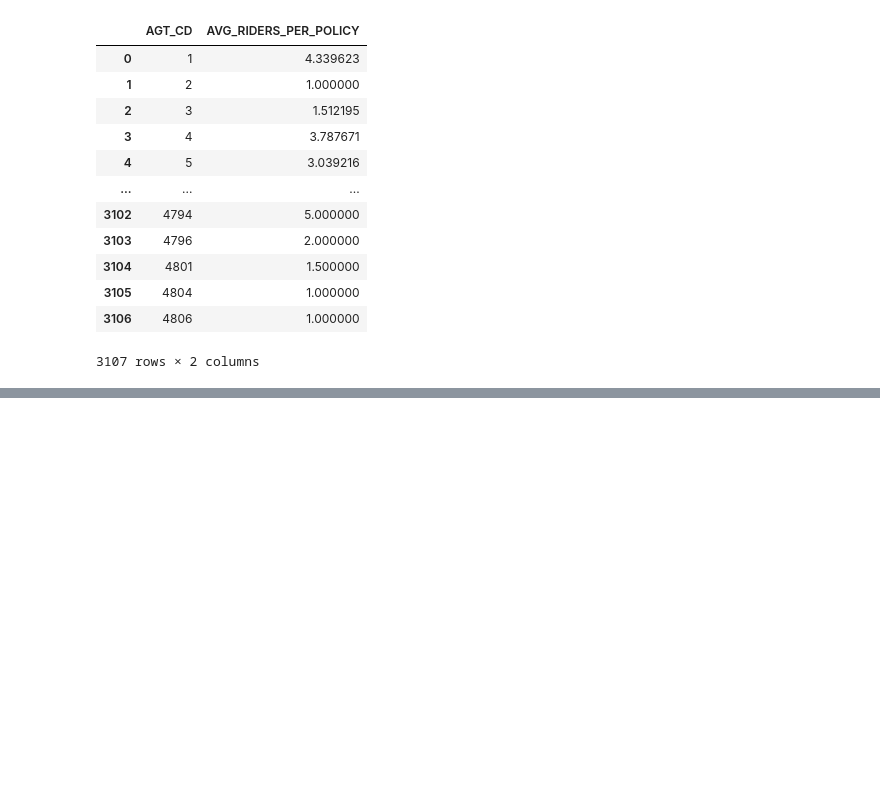
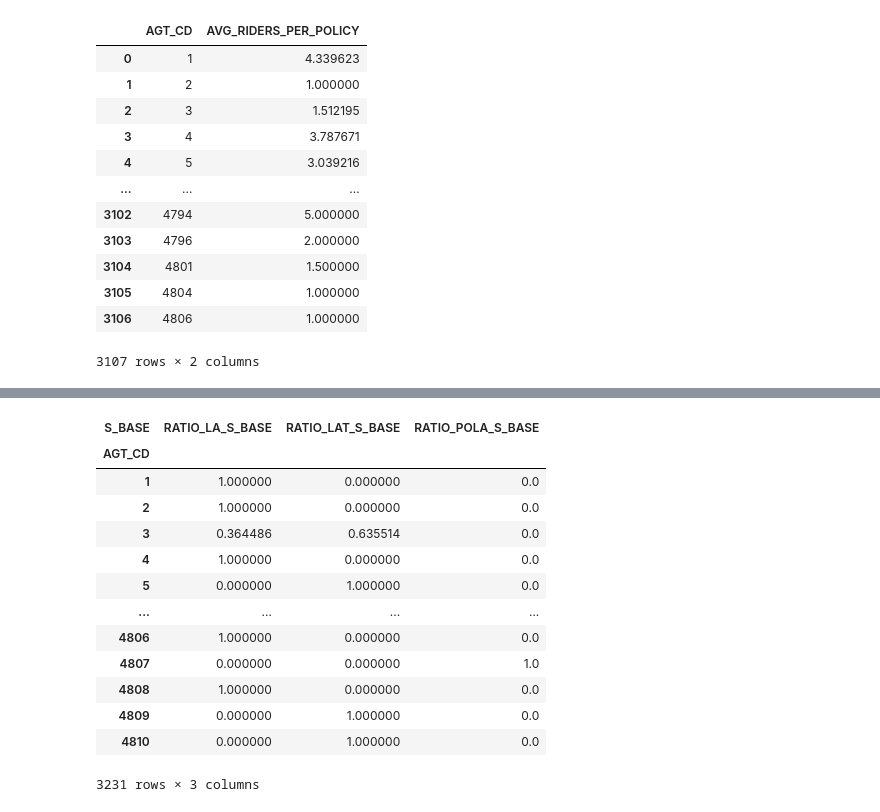
Before and after one commit to adleefuad/ds-assesment, a Jupyter notebook: analysis.ipynb, the cells around one changed output, grey strips where cells are left out. Saved outputs shown, nothing was run; the diff lists cells and outputs as text; code cells hidden in the pictures; blank space fills up the shorter version.

```diff
--- a/analysis.ipynb
+++ b/analysis.ipynb
@@ -399,0 +397,19 @@ Average number of riders per basic policy: 4.0288033203676745
+# %%
+#get each agent portfolio ratio
+portfolio_ratio = pd.crosstab(df['AGT_CD'], df['S_BASE'], normalize='index').add_prefix('RATIO_').add_suffix('_'+'S_BASE')
+portfolio_ratio
+# %% [output]
+| S_BASE | RATIO_LA_S_BASE | RATIO_LAT_S_BASE | RATIO_POLA_S_BASE |
+| AGT_CD |  |  |  |
+| 1 | 1.000000 | 0.000000 | 0.0 |
+| 2 | 1.000000 | 0.000000 | 0.0 |
+| 3 | 0.364486 | 0.635514 | 0.0 |
+| 4 | 1.000000 | 0.000000 | 0.0 |
+| 5 | 0.000000 | 1.000000 | 0.0 |
+| ... | ... | ... | ... |
+| 4806 | 1.000000 | 0.000000 | 0.0 |
+| 4807 | 0.000000 | 0.000000 | 1.0 |
+| 4808 | 1.000000 | 0.000000 | 0.0 |
+| 4809 | 0.000000 | 1.000000 | 0.0 |
+| 4810 | 0.000000 | 1.000000 | 0.0 |
+3231 rows × 3 columns
```
Also changed, not shown: parts of 2 cells of this notebook.
